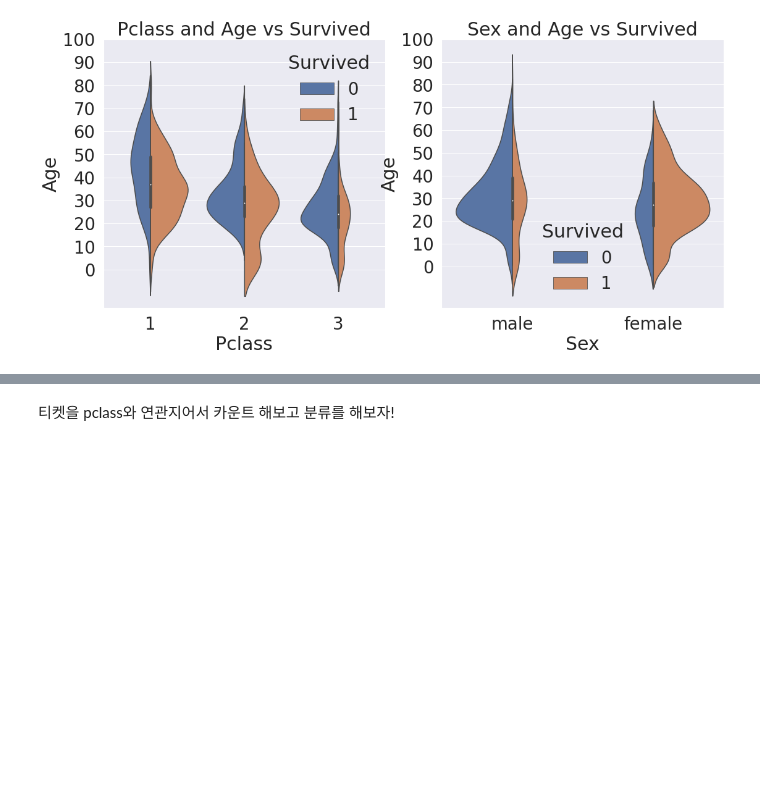
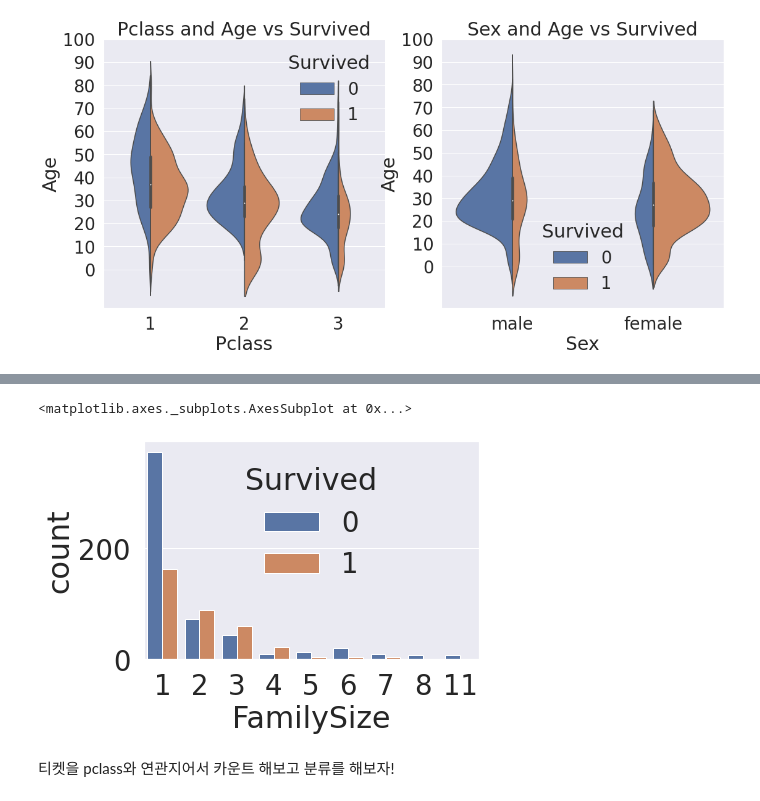
Before and after one commit to 201ssc/kaggle_test, a Jupyter notebook: kaggle_titanic_test3.ipynb, the cells around one changed output, grey strips where cells are left out. Saved outputs shown, nothing was run; the diff lists cells and outputs as text; code cells hidden in the pictures; blank space fills up the shorter version.

```diff
--- a/kaggle_titanic_test3.ipynb
+++ b/kaggle_titanic_test3.ipynb
@@ -233,2 +309,8 @@ plt.show()
+# %%
+#df_train[['FamilySize', 'Survived']].groupby(['FamilySize'], as_index=True).count()
+sns.countplot('FamilySize', hue='Survived', data=df_train)
+# %% [output]
+<matplotlib.axes._subplots.AxesSubplot at 0x...>
+[figure, added]
 # %% [markdown]
 티켓을 pclass와 연관지어서 카운트 해보고 분류를 해보자!
```
Also changed, not shown: parts of 8 cells of this notebook.
